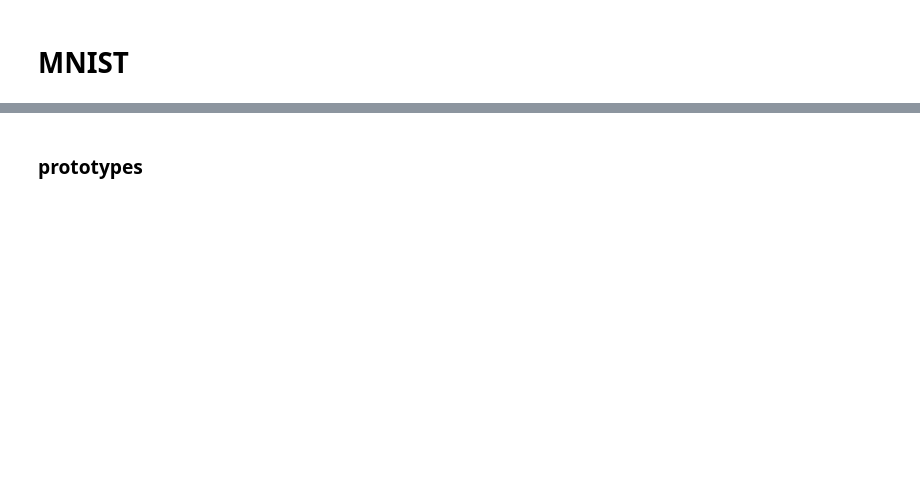
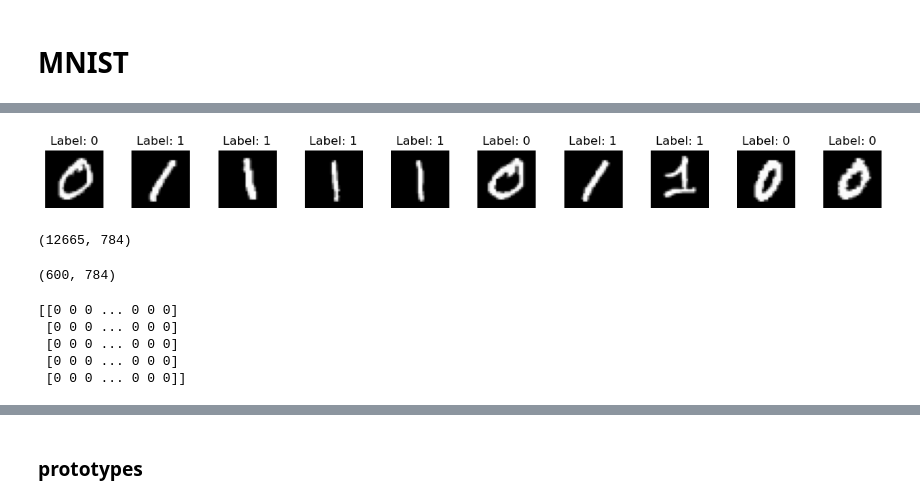
Before and after one commit to jsebastianquiroga/tesis_mapeo_distribucion, a Jupyter notebook: Final/prueba.ipynb, the cells around one changed output, grey strips where cells are left out. Drawn from its saved outputs; the diff is of its cells as text; code cells hidden in the pictures; blank space fills up the shorter version.

Commit message:
MNIST dataset test

```diff
--- a/Final/prueba.ipynb
+++ b/Final/prueba.ipynb
@@ -111,13 +109,17 @@ import tensorflow as tf
 
 (x_train, y_train), (x_test, y_test) = tf.keras.datasets.mnist.load_data()
 
+# # Normalize the pixel values
+# x_train = x_train / 255.0
+# x_test = x_test / 255.0
+
 # Flatten and transpose images
-x_train_flat = x_train.reshape(x_train.shape[0], -1).T
+x_train_flat = x_train.reshape(x_train.shape[0], -1)
 # x_test_flat = x_test.reshape(x_test.shape[0], -1).T
 
 # Add labels as an additional column vector
 y_train_col = y_train.reshape(1, y_train.shape[0])
 # y_test_col = y_test.reshape(1, y_test.shape[0])
 
-train_data = np.vstack((x_train_flat, y_train_col))
+#train_data = np.vstack((x_train_flat, y_train_col))
 # test_data = np.vstack((x_test_flat, y_test_col))
@@ -123,0 +136,31 @@ train_data = np.vstack((x_train_flat, y_train_col))
+# %%
+# Create a boolean mask for the labels 0 and 1
+mask_train = (y_train == 0) | (y_train == 1)
+
+# Filter the images and labels using the boolean mask
+x_train_filtered = x_train_flat[mask_train]
+y_train_filtered = y_train[mask_train]
+# %%
+import matplotlib.pyplot as plt
+
+# Function to display images
+def display_images(images, labels, num_images=10):
+    fig, axes = plt.subplots(1, num_images, figsize=(15, 15))
+    axes = axes.ravel()
+
+    for i in range(num_images):
+        axes[i].imshow(images[i].reshape(28, 28), cmap='gray')
+        axes[i].set_title(f"Label: {labels[i]}", fontsize=12)
+        axes[i].axis('off')
+
+    plt.subplots_adjust(wspace=0.5)
+
+# Display first 10 filtered images from the training set
+display_images(x_train_filtered, y_train_filtered)
+plt.show()
+# %% [output]
+[figure, added]
+# %%
+x_train_filtered.shape
+# %% [output]
+(12665, 784)
@@ -124 +170,13 @@ train_data = np.vstack((x_train_flat, y_train_col))
+# %%
+x_train_filtered.shape
+# %% [output]
+(600, 784)
+# %%
+print(x_train_filtered[:5])
+# %% [output]
+[[0 0 0 ... 0 0 0]
+ [0 0 0 ... 0 0 0]
+ [0 0 0 ... 0 0 0]
+ [0 0 0 ... 0 0 0]
+ [0 0 0 ... 0 0 0]]
 # %%
```
Also changed, not shown: parts of 12 cells of this notebook, 4 other files.
